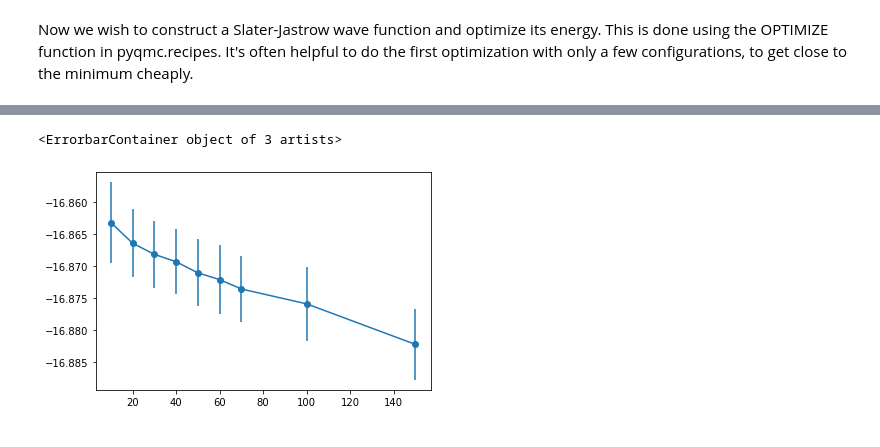
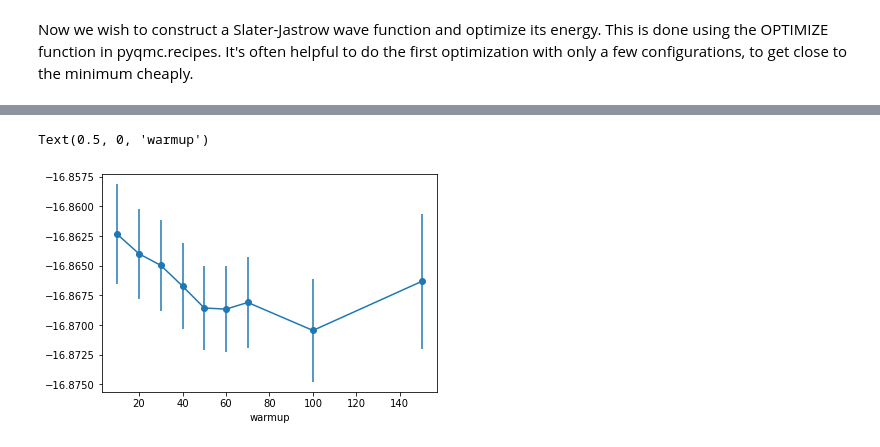
Before and after one commit to WagnerGroup/pyqmc, a Jupyter notebook: examples/tutorial.ipynb, the cells around one changed output, grey strips where cells are left out. Drawn from its saved outputs; the diff is of its cells as text; code cells hidden in the pictures.

```diff
--- a/examples/tutorial.ipynb
+++ b/examples/tutorial.ipynb
@@ -126,10 +135,7 @@ energy -16.905811494695456 eref -16.859533488280626 sigma(w) 0.02373894603143281
 # %%
-with h5py.File("h2o_sj_dmc_800.hdf5") as f:
-    en = f['energytotal'][...]
-
-
-df = pd.DataFrame([pyqmc.recipes.read_mc_output("h2o_sj_dmc_800.hdf5", warmup=warmup) for warmup in [10,20,30,40,50, 60,70, 100, 150]])
+df = pd.DataFrame([pyqmc.recipes.read_mc_output("h2o_sj_dmc_800.hdf5", warmup=warmup, reblock=16) for warmup in [10,20,30,40,50, 60,70, 100, 150]])
 plt.errorbar("warmup",'energytotal', 'energytotal_err',data=df, marker='o')
+plt.xlabel("warmup")
 # %% [output]
-<ErrorbarContainer object of 3 artists>
+Text(0.5, 0, 'warmup')
-[figure, old version]
+[figure, new version]
```
Also changed, not shown: parts of 9 cells of this notebook, 3 other files.
